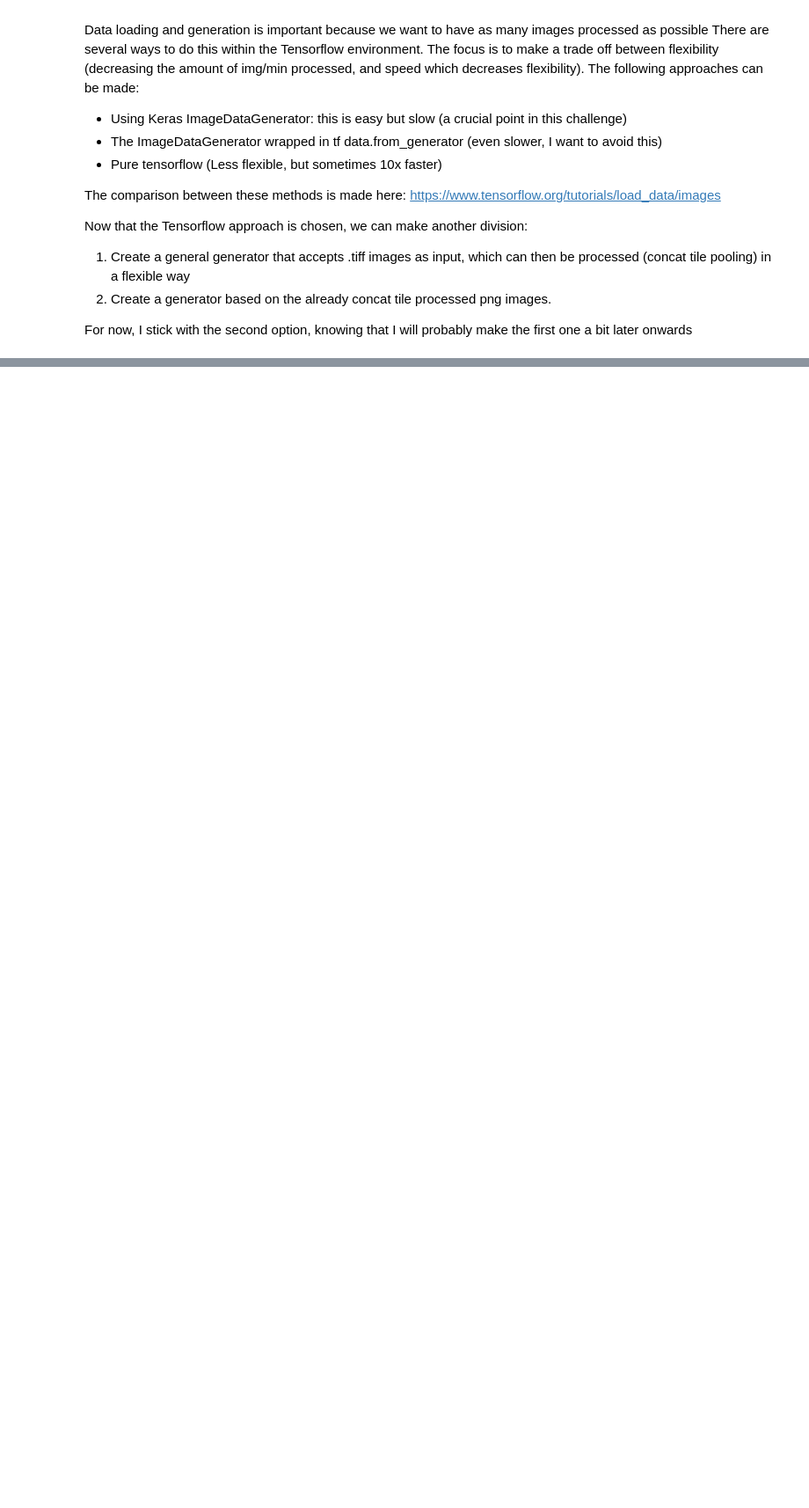
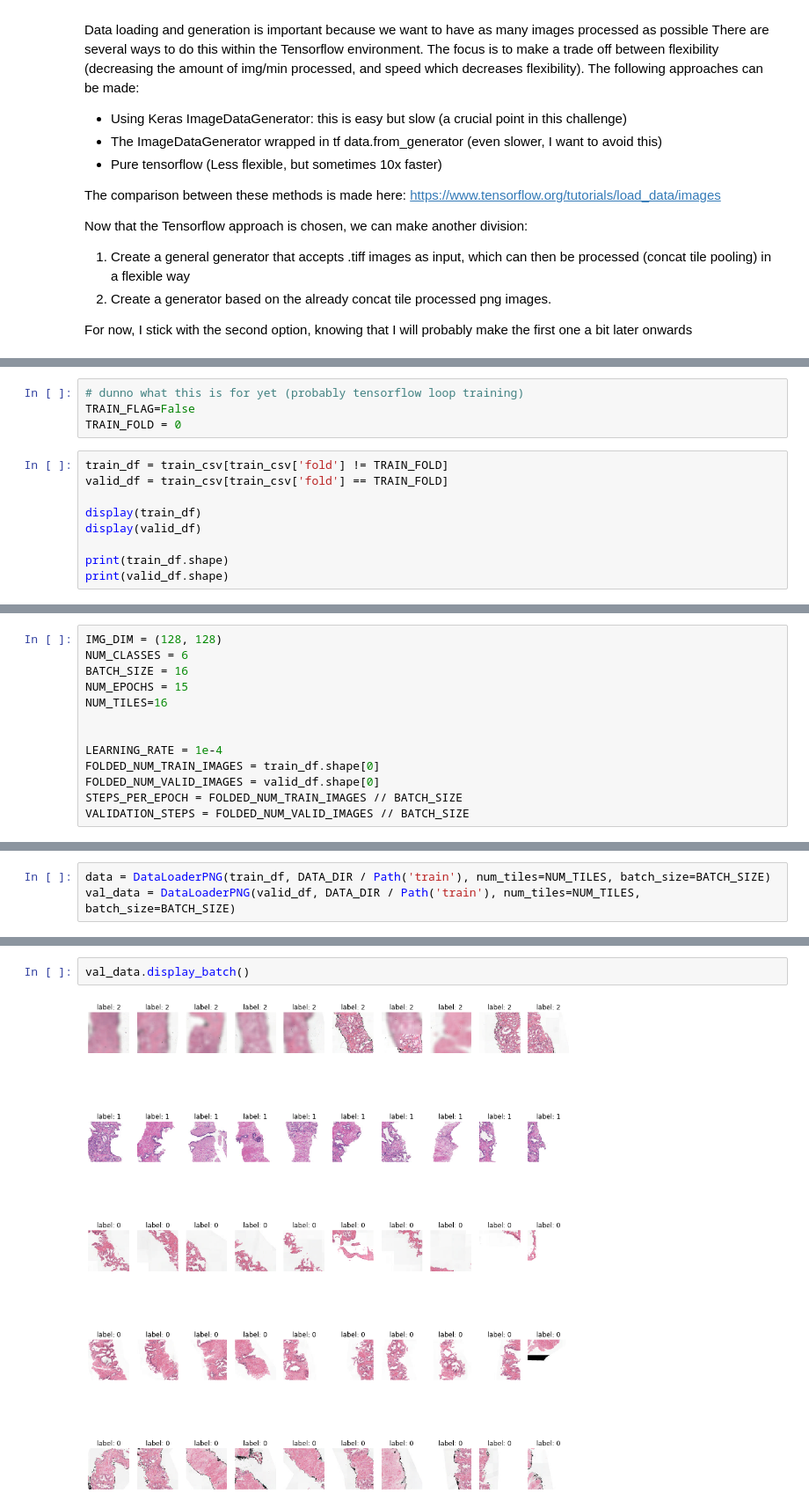
Before and after one commit to stephandooper/panda, a Jupyter notebook: notebooks/Untitled.ipynb, the cells around one changed output, grey strips where cells are left out. Shown at 88% size. Saved outputs shown, nothing was run; the diff lists cells and outputs as text; blank space fills up the shorter version.

```diff
--- a/notebooks/Untitled.ipynb
+++ b/notebooks/Untitled.ipynb
@@ -603,0 +142,13 @@ for x in ds.take(1):
+# %%
+# dunno what this is for yet (probably tensorflow loop training)
+TRAIN_FLAG=False
+TRAIN_FOLD = 0
+# %%
+train_df = train_csv[train_csv['fold'] != TRAIN_FOLD]
+valid_df = train_csv[train_csv['fold'] == TRAIN_FOLD]
+
+display(train_df)
+display(valid_df)
+
+print(train_df.shape)
+print(valid_df.shape)
@@ -603,0 +186,13 @@ for x in ds.take(1):
+# %%
+IMG_DIM = (128, 128)
+NUM_CLASSES = 6
+BATCH_SIZE = 16
+NUM_EPOCHS = 15
+NUM_TILES=16
+
+
+LEARNING_RATE = 1e-4
+FOLDED_NUM_TRAIN_IMAGES = train_df.shape[0]
+FOLDED_NUM_VALID_IMAGES = valid_df.shape[0]
+STEPS_PER_EPOCH = FOLDED_NUM_TRAIN_IMAGES // BATCH_SIZE
+VALIDATION_STEPS = FOLDED_NUM_VALID_IMAGES // BATCH_SIZE
@@ -603,0 +264,3 @@ for x in ds.take(1):
+# %%
+data = DataLoaderPNG(train_df, DATA_DIR / Path('train'), num_tiles=NUM_TILES, batch_size=BATCH_SIZE)
+val_data = DataLoaderPNG(valid_df, DATA_DIR / Path('train'), num_tiles=NUM_TILES, batch_size=BATCH_SIZE)
@@ -603,0 +271,4 @@ for x in ds.take(1):
+# %%
+val_data.display_batch()
+# %% [output]
+[figure, added]
```
Also changed, not shown: parts of 49 cells of this notebook, 6 other files.
